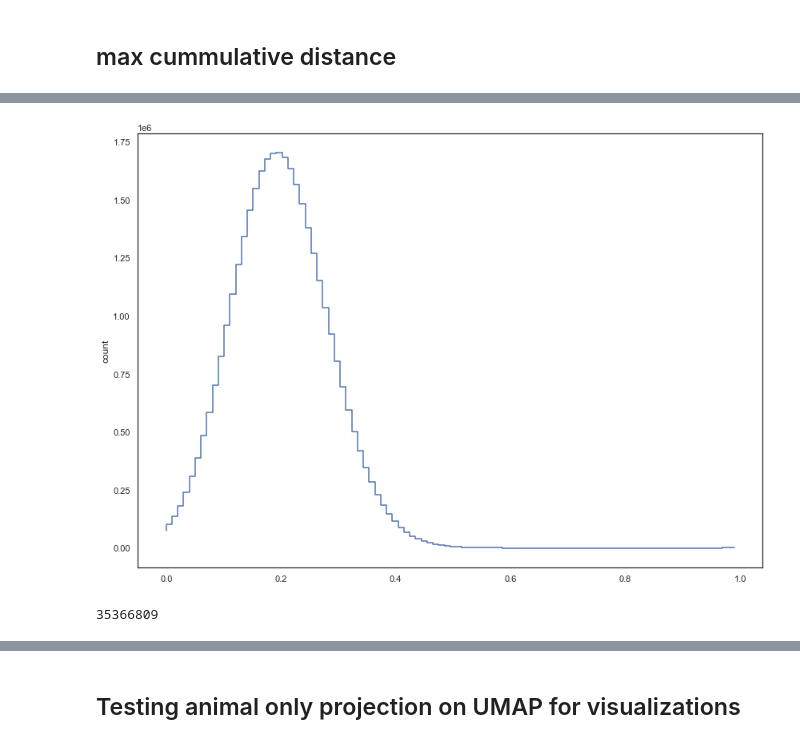
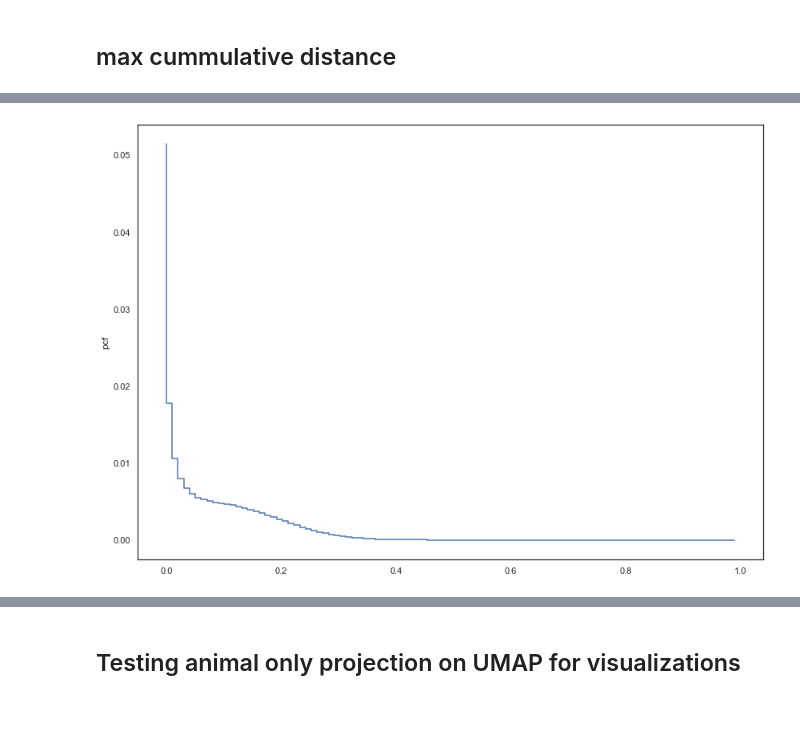
Before and after one commit to rayreed137/whylogs, a Jupyter notebook: examples/whylogs-image/whylogs-image-clusters.ipynb, the cells around one changed output, grey strips where cells are left out. Drawn from its saved outputs; the diff is of its cells as text; code cells hidden in the pictures; blank space fills up the shorter version.

```diff
--- a/examples/whylogs-image/whylogs-image-clusters.ipynb
+++ b/examples/whylogs-image/whylogs-image-clusters.ipynb
@@ -677,12 +620,8 @@ print(len(full_histrogram))
 # %%
-plt.step(np.linspace(0,1,100)[0:-1], full_histrogram)
+plt.step(np.linspace(0,1,100)[0:-1], full_histrogram/(len(features_norm)**2-len(features_norm))/2/np.linspace(0,1,100)[1:]**2/100/2)
 plt.title('')
 plt.xlabel('')
-plt.ylabel('count')
+plt.ylabel('pcf')
 plt.show()
 # %% [output]
-[figure, old version]
+[figure, new version]
-# %%
-(len(features_norm)**2)
-# %% [output]
-35366809
```
Also changed, not shown: parts of 43 cells of this notebook.
